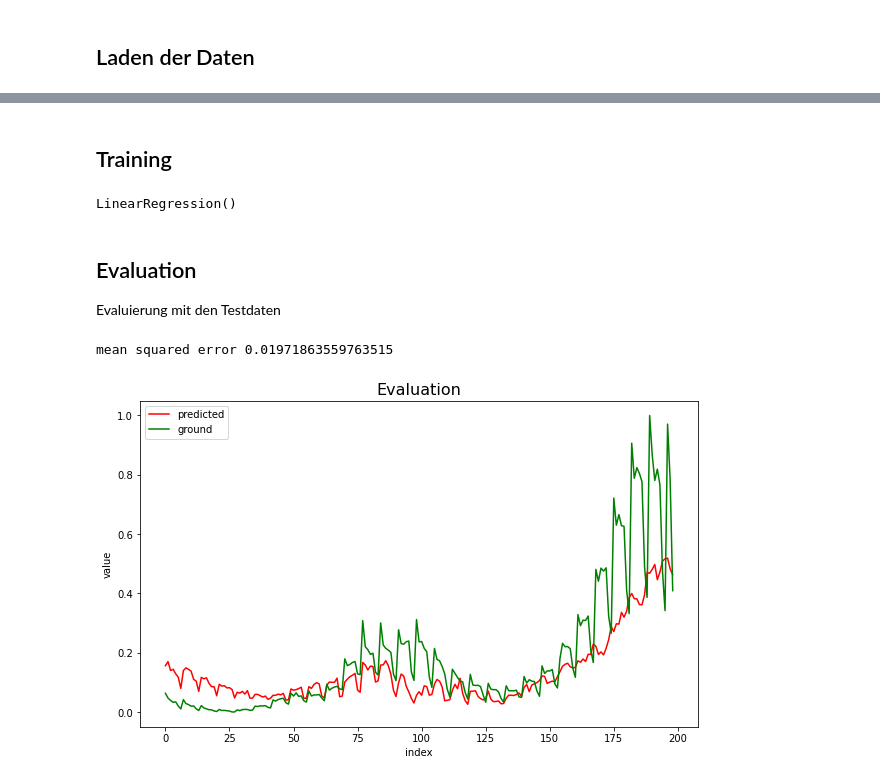
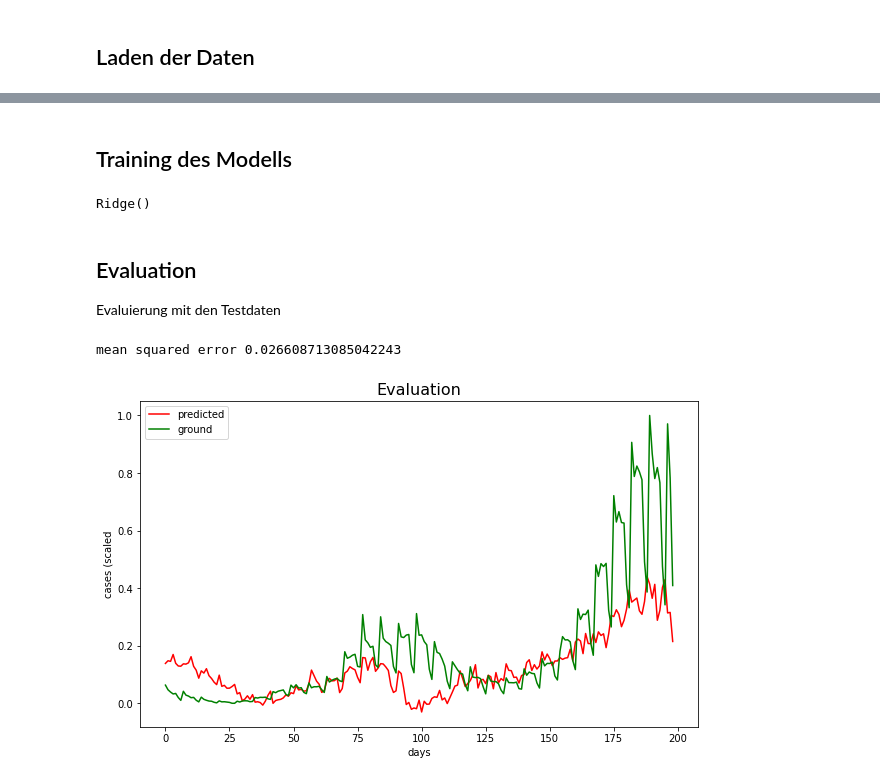
Before and after one commit to maggi71/ml-corona, a Jupyter notebook: models/regression.ipynb, the cells around one changed output, grey strips where cells are left out. Saved outputs shown, nothing was run; the diff lists cells and outputs as text; code cells hidden in the pictures.

Commit message:
Revise regression implementation

```diff
--- a/models/regression.ipynb
+++ b/models/regression.ipynb
@@ -39,0 +81,3 @@ full_dataset = np.load(root_path +'preprocessing/dataset.npy')
+# %%
+# Reshape test labels
+y_test = np.reshape(y_test, (y_test.shape[0], 1))
@@ -98,0 +92,6 @@ Loop über alle Polynome um den Score und die Abweichung herauszufinden. Die Dat
+# %%
+def create_polynomial_regression_model(degree):
+    poly = PolynomialFeatures(degree)
+    model = Ridge()
+
+    return poly, model
@@ -182,32 +152,30 @@ Polynom  9 mean squared error : 5775634670373305344.00000
 # %% [markdown]
-## Training
+## Training des Modells
 # %%
-polynom = 1
+polynom = 2
 # %%
-poly = PolynomialFeatures(polynom)
-model = LinearRegression()
-poly_features = poly.fit_transform(X_train)
-model.fit(poly_features, y_train)
+poly, model = create_polynomial_regression_model(polynom)
+poly_features_train = poly.fit_transform(X_train)
+model.fit(poly_features_train, y_train)
 # %% [output]
-LinearRegression()
+Ridge()
 # %% [markdown]
 ## Evaluation
 Evaluierung mit den Testdaten
 # %%
-
-X_test_transformed = poly.fit_transform(X_test)
-y_predicted = model.predict(X_test_transformed)
-poly_reg_rmse = mean_squared_error(y_test, y_predicted)
-print(f"mean squared error {poly_reg_rmse}")
+poly_features_test = poly.fit_transform(X_test)
+y_predicted = model.predict(poly_features_test)
+poly_reg_mse = mean_squared_error(y_test, y_predicted)
+print(f"mean squared error {poly_reg_mse}")
 
 plt.figure(figsize=(10, 6))
 plt.title("Evaluation", size=16)
-plt.plot(y_test.index, y_predicted, c="red", label='predicted')
-plt.plot(y_test.index, y_test[0], c="green", label='ground')
-plt.xlabel("index")
-plt.ylabel("value")
+plt.plot(y_predicted, c="red", label='predicted')
+plt.plot(y_test, c="green", label='ground')
+plt.xlabel("days")
+plt.ylabel("cases (scaled")
 plt.legend()
 plt.show()
 # %% [output]
-mean squared error 0.01971863559763515
+mean squared error 0.026608713085042243
-[figure, old version]
+[figure, new version]
```
Also changed, not shown: parts of 23 cells of this notebook, 2 other files.
